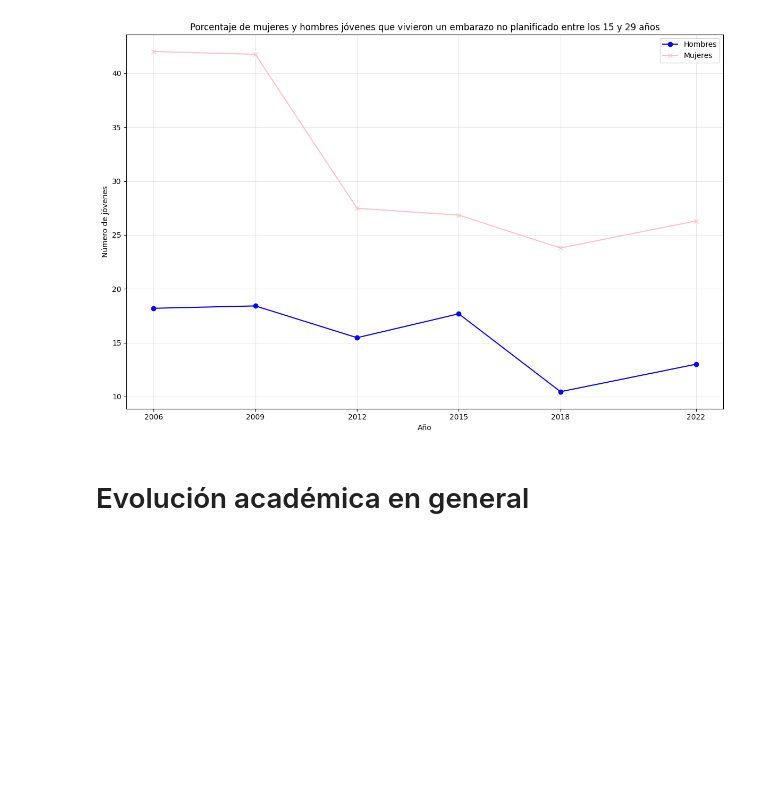
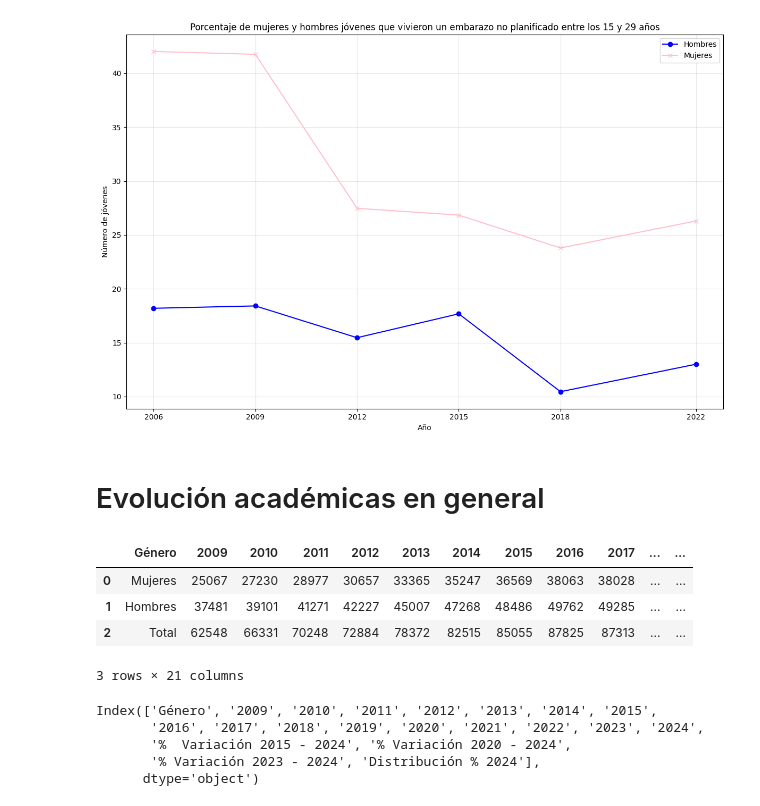
Before and after one commit to Kilpura/ProyectoCIenciaDatos, a Jupyter notebook: borradores_creados_por_integrantes/archivos.ipynb, the cells around one changed output. Drawn from its saved outputs; the diff is of its cells as text; code cells hidden in the pictures; blank space fills up the shorter version.

```diff
--- a/borradores_creados_por_integrantes/archivos.ipynb
+++ b/borradores_creados_por_integrantes/archivos.ipynb
@@ -245,4 +245,26 @@ plt.show()
 # %% [output]
 [figure]
 # %% [markdown]
-# Evolución académica en general
+# Evolución académicas en general
+# %%
+path_academicas = os.path.join('data', 'excel', 'evolucion_academica.xlsx')
+
+df_academica = pd.read_excel(path_academicas, skiprows=5)
+df_academica = df_academica.iloc[:3]
+df_academica.columns = df_academica.columns.fillna('').astype(str)
+df_academica = df_academica.loc[:, ~df_academica.columns.str.contains('Unnamed:')]
+df_academica
+# %% [output]
+|  | Género | 2009 | 2010 | 2011 | 2012 | 2013 | 2014 | 2015 | 2016 | 2017 | ... | ... |
+| 0 | Mujeres | 25067 | 27230 | 28977 | 30657 | 33365 | 35247 | 36569 | 38063 | 38028 | ... | ... |
+| 1 | Hombres | 37481 | 39101 | 41271 | 42227 | 45007 | 47268 | 48486 | 49762 | 49285 | ... | ... |
+| 2 | Total | 62548 | 66331 | 70248 | 72884 | 78372 | 82515 | 85055 | 87825 | 87313 | ... | ... |
+3 rows × 21 columns
+# %%
+df_academica.columns
+# %% [output]
+Index(['Género', '2009', '2010', '2011', '2012', '2013', '2014', '2015',
+       '2016', '2017', '2018', '2019', '2020', '2021', '2022', '2023', '2024',
+       '%  Variación 2015 - 2024', '% Variación 2020 - 2024',
+       '% Variación 2023 - 2024', 'Distribución % 2024'],
+      dtype='object')
```
Also changed, not shown: parts of 3 cells of this notebook, 1 other file.
